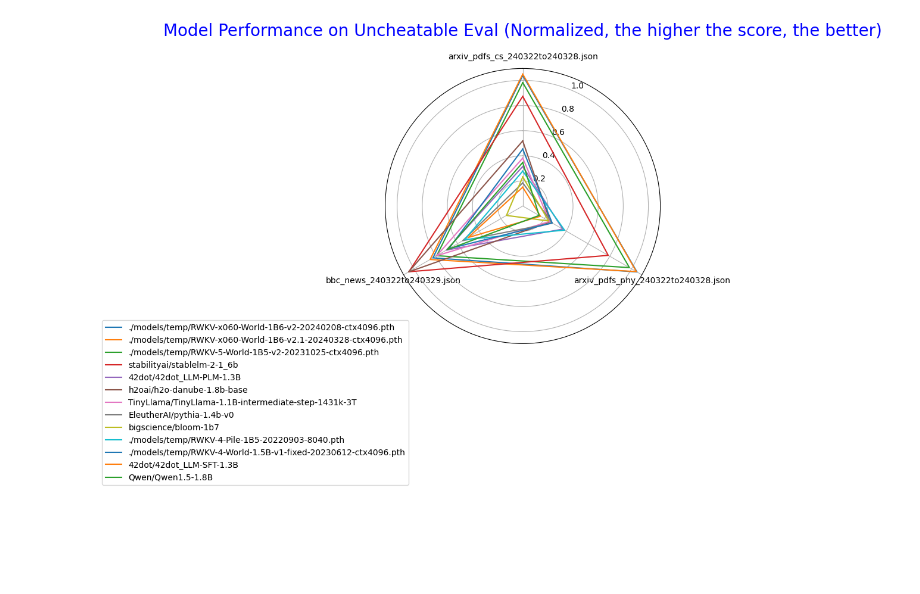
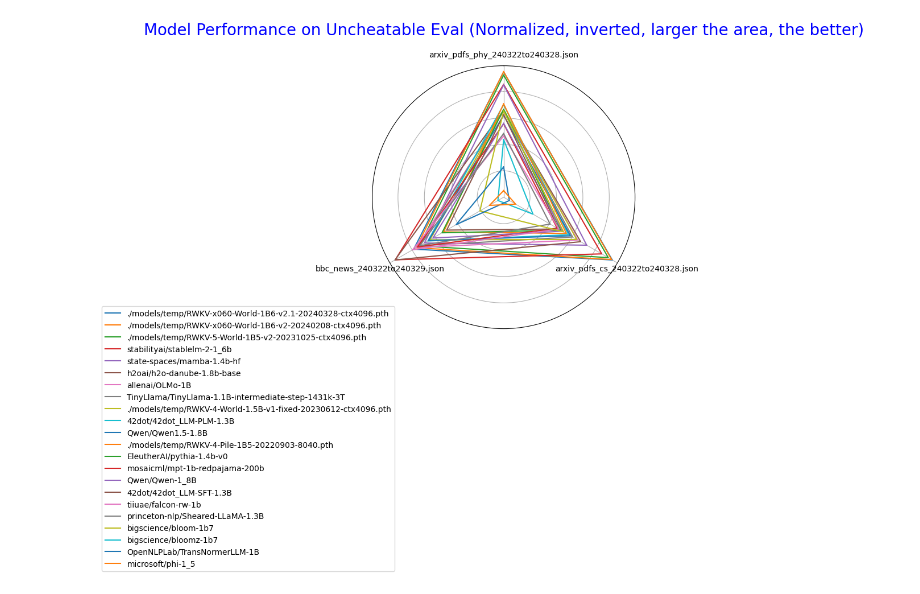
Before and after one commit to Jellyfish042/uncheatable_eval, a Jupyter notebook: show_results.ipynb, the cells around one changed output. Saved outputs shown, nothing was run; the diff lists cells and outputs as text; code cells hidden in the pictures; blank space fills up the shorter version.

Commit message:
visualization

```diff
--- a/show_results.ipynb
+++ b/show_results.ipynb
@@ -86,33 +92,43 @@ styled_df_custom
-# %%
-if 'Average Score' in df_result.columns:
-    df_result = df_result.drop('Average Score', axis=1)
-
-max_value = df_result.max().max() + 0.05
-
-normalized_df_result = 1 - ((df_result - df_result.min()) / (df_result.max() - df_result.min())) * 0.9 + 0.05
-
-def create_radar_chart(data_frame, title):
-    labels = data_frame.columns.values
-    num_vars = len(labels)
-
-    angles = np.linspace(0, 2 * np.pi, num_vars, endpoint=False).tolist()
-    angles += angles[:1]
-
-    fig, ax = plt.subplots(figsize=(6, 6), subplot_kw=dict(polar=True))
-
-    for index, row in data_frame.iterrows():
-        values = row.values.flatten().tolist()
-        values += values[:1]
-        ax.plot(angles, values, label=index)
-
-    ax.set_theta_offset(np.pi / 2)
-    ax.set_theta_direction(-1)
-    ax.set_thetagrids(np.degrees(angles[:-1]), labels)
-    plt.title(title, size=20, color='blue', y=1.1)
-    ax.legend(loc='upper right', bbox_to_anchor=(0.1, 0.1))
-
-    plt.show()
-
-create_radar_chart(normalized_df_result, 'Model Performance on Uncheatable Eval (Normalized, the higher the score, the better)')
-# %% [output]
-[figure, removed]
+# %%
+n = 100
+
+df_result = df_result.sort_values(by='Average (The smaller the better)').head(n)
+
+if 'Average (The smaller the better)' in df_result.columns:
+    df_result = df_result.drop('Average (The smaller the better)', axis=1)
+
+# 归一化处理并调整为逆序刻度
+normalized_df_result = (df_result - df_result.min()) / (df_result.max() - df_result.min())
+normalized_df_result = normalized_df_result * 0.9 + 0.05  # 缩放并添加缓冲量
+normalized_df_result = 1 - normalized_df_result  # 反转数值以实现逆序刻度
+
+def create_radar_chart(data_frame, title):
+    labels = data_frame.columns.values
+    num_vars = len(labels)
+
+    angles = np.linspace(0, 2 * np.pi, num_vars, endpoint=False).tolist()
+    angles += angles[:1]  # 闭合图形
+
+    fig, ax = plt.subplots(figsize=(6, 6), subplot_kw=dict(polar=True))
+
+    for index, row in data_frame.iterrows():
+        values = row.values.flatten().tolist()
+        values += values[:1]
+        ax.plot(angles, values, label=index)
+
+    ax.set_theta_offset(np.pi / 2)
+    ax.set_theta_direction(-1)
+    ax.set_thetagrids(np.degrees(angles[:-1]), labels)
+
+    ax.set_yticklabels([])
+    ax.set_xticklabels(labels)  # 保留维度标签但隐藏刻度标签
+
+    plt.title(title, size=20, color='blue', y=1.1)
+    ax.legend(loc='upper right', bbox_to_anchor=(0.1, 0.1))
+
+    plt.show()
+
+# 调用函数创建雷达图，展示逆序刻度的归一化数据
+create_radar_chart(normalized_df_result, 'Model Performance on Uncheatable Eval (Normalized, inverted, larger the area, the better)')
+# %% [output]
+[figure, added]
```
Also changed, not shown: parts of 2 cells of this notebook.
